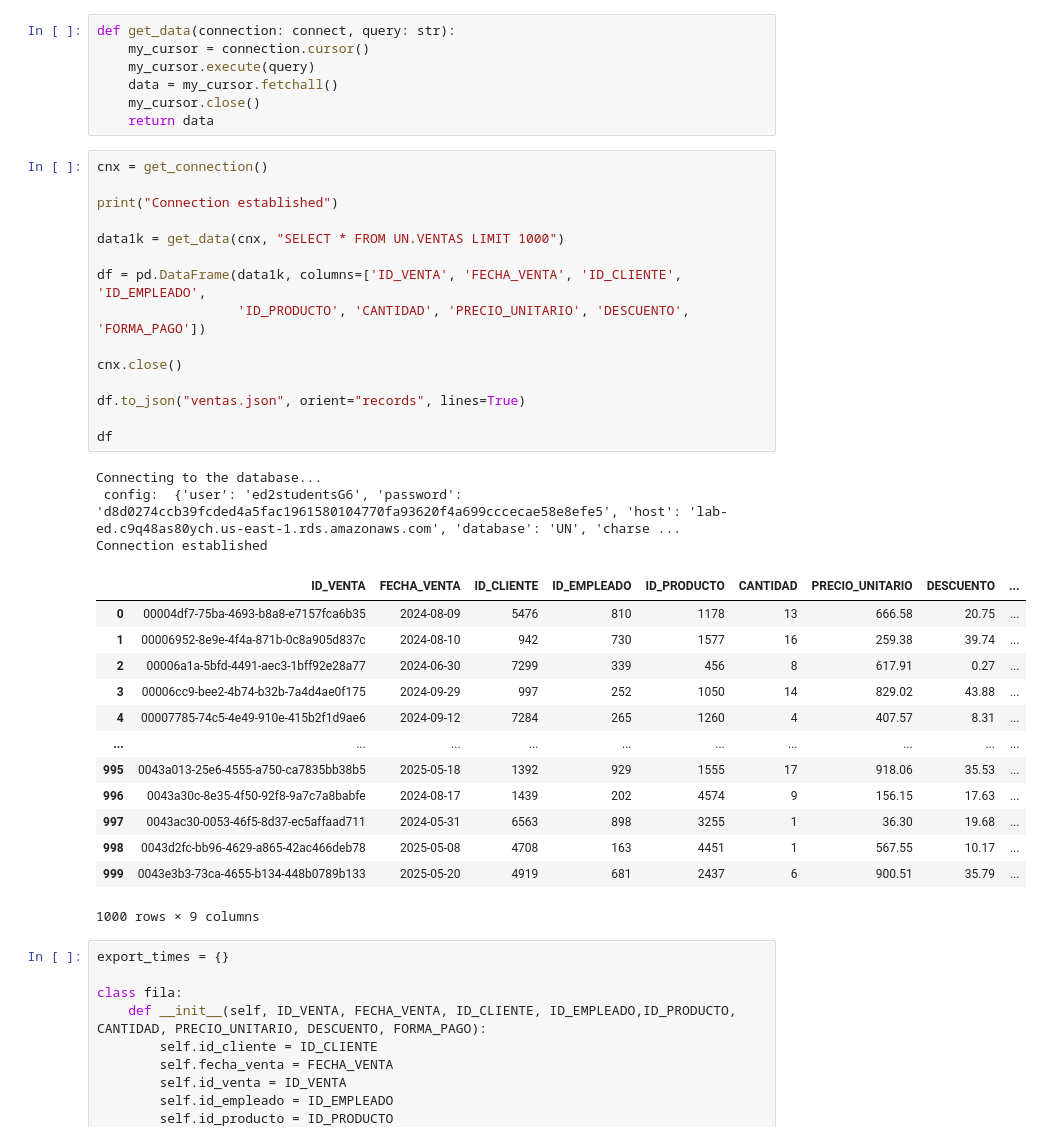
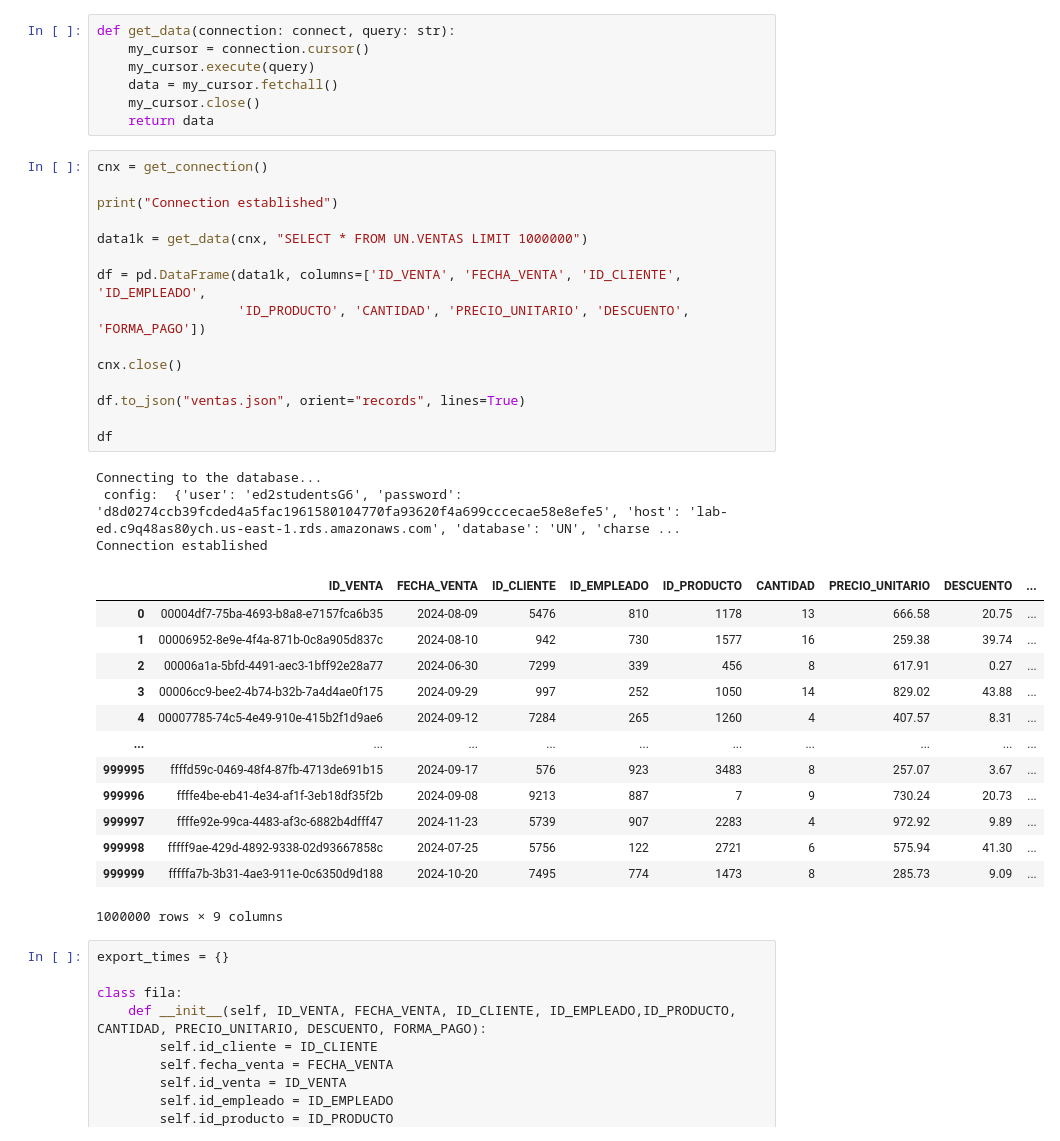
Before and after one commit to Samuel10201/ED2-PF-202510, a Jupyter notebook: threads_sockets/sql_connection.ipynb, the cells around one changed output. Saved outputs shown, nothing was run; the diff lists cells and outputs as text.

```diff
--- a/threads_sockets/sql_connection.ipynb
+++ b/threads_sockets/sql_connection.ipynb
@@ -39,35 +39,35 @@ def get_data(connection: connect, query: str):
 # %%
 cnx = get_connection()
 
 print("Connection established")
 
-data1k = get_data(cnx, "SELECT * FROM UN.VENTAS LIMIT 1000")
+data1k = get_data(cnx, "SELECT * FROM UN.VENTAS LIMIT 1000000")
 
 df = pd.DataFrame(data1k, columns=['ID_VENTA', 'FECHA_VENTA', 'ID_CLIENTE', 'ID_EMPLEADO',
                   'ID_PRODUCTO', 'CANTIDAD', 'PRECIO_UNITARIO', 'DESCUENTO', 'FORMA_PAGO'])
 
 cnx.close()
 
 df.to_json("ventas.json", orient="records", lines=True)
 
 df
 # %% [output]
 Connecting to the database...
  config:  {'user': 'ed2studentsG6', 'password': 'd8d0274ccb39fcded4a5fac1961580104770fa93620f4a699cccecae58e8efe5', 'host': 'lab-ed.c9q48as80ych.us-east-1.rds.amazonaws.com', 'database': 'UN', 'charse ...
 Connection established
 |  | ID_VENTA | FECHA_VENTA | ID_CLIENTE | ID_EMPLEADO | ID_PRODUCTO | CANTIDAD | PRECIO_UNITARIO | DESCUENTO | ... |
 | 0 | 00004df7-75ba-4693-b8a8-e7157fca6b35 | 2024-08-09 | 5476 | 810 | 1178 | 13 | 666.58 | 20.75 | ... |
 | 1 | 00006952-8e9e-4f4a-871b-0c8a905d837c | 2024-08-10 | 942 | 730 | 1577 | 16 | 259.38 | 39.74 | ... |
 | 2 | 00006a1a-5bfd-4491-aec3-1bff92e28a77 | 2024-06-30 | 7299 | 339 | 456 | 8 | 617.91 | 0.27 | ... |
 | 3 | 00006cc9-bee2-4b74-b32b-7a4d4ae0f175 | 2024-09-29 | 997 | 252 | 1050 | 14 | 829.02 | 43.88 | ... |
 | 4 | 00007785-74c5-4e49-910e-415b2f1d9ae6 | 2024-09-12 | 7284 | 265 | 1260 | 4 | 407.57 | 8.31 | ... |
 | ... | ... | ... | ... | ... | ... | ... | ... | ... | ... |
-| 995 | 0043a013-25e6-4555-a750-ca7835bb38b5 | 2025-05-18 | 1392 | 929 | 1555 | 17 | 918.06 | 35.53 | ... |
-| 996 | 0043a30c-8e35-4f50-92f8-9a7c7a8babfe | 2024-08-17 | 1439 | 202 | 4574 | 9 | 156.15 | 17.63 | ... |
-| 997 | 0043ac30-0053-46f5-8d37-ec5affaad711 | 2024-05-31 | 6563 | 898 | 3255 | 1 | 36.30 | 19.68 | ... |
-| 998 | 0043d2fc-bb96-4629-a865-42ac466deb78 | 2025-05-08 | 4708 | 163 | 4451 | 1 | 567.55 | 10.17 | ... |
-| 999 | 0043e3b3-73ca-4655-b134-448b0789b133 | 2025-05-20 | 4919 | 681 | 2437 | 6 | 900.51 | 35.79 | ... |
+| 999995 | ffffd59c-0469-48f4-87fb-4713de691b15 | 2024-09-17 | 576 | 923 | 3483 | 8 | 257.07 | 3.67 | ... |
+| 999996 | ffffe4be-eb41-4e34-af1f-3eb18df35f2b | 2024-09-08 | 9213 | 887 | 7 | 9 | 730.24 | 20.73 | ... |
+| 999997 | ffffe92e-99ca-4483-af3c-6882b4dfff47 | 2024-11-23 | 5739 | 907 | 2283 | 4 | 972.92 | 9.89 | ... |
+| 999998 | fffff9ae-429d-4892-9338-02d93667858c | 2024-07-25 | 5756 | 122 | 2721 | 6 | 575.94 | 41.30 | ... |
+| 999999 | fffffa7b-3b31-4ae3-911e-0c6350d9d188 | 2024-10-20 | 7495 | 774 | 1473 | 8 | 285.73 | 9.09 | ... |
-1000 rows × 9 columns
+1000000 rows × 9 columns
 # %%
 export_times = {}
 
```
Also changed, not shown: parts of 6 cells of this notebook, 20 other files.
